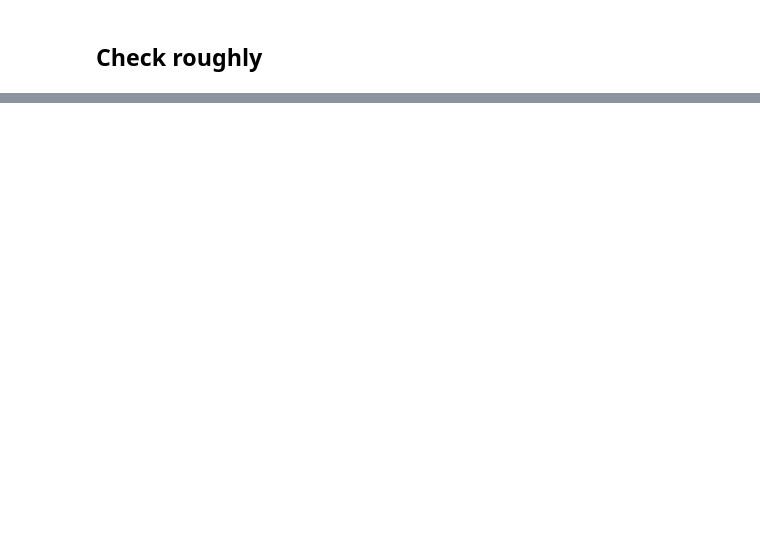
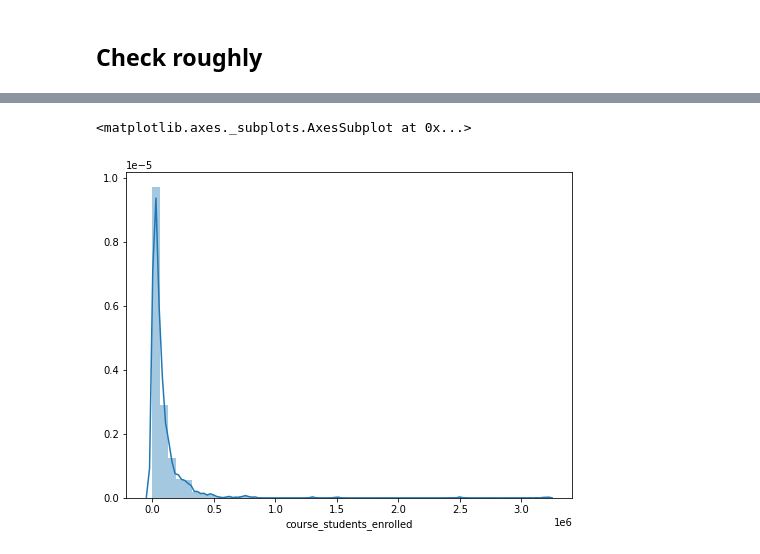
Before and after one commit to tanico-rikudo/TackleKaggle, a Jupyter notebook: coursera/analysis/CourseraEDA.ipynb, the cells around one changed output, grey strips where cells are left out. Saved outputs shown, nothing was run; the diff lists cells and outputs as text; code cells hidden in the pictures; blank space fills up the shorter version.

```diff
--- a/coursera/analysis/CourseraEDA.ipynb
+++ b/coursera/analysis/CourseraEDA.ipynb
@@ -97,0 +296,6 @@ df_rating_dist
+# %%
+fig, ax = plt.subplots(figsize=(8,6), facecolor='w')
+sns.distplot(df.loc[:, "course_students_enrolled"],ax=ax, label = _cert_type)
+# %% [output]
+<matplotlib.axes._subplots.AxesSubplot at 0x...>
+[figure, added]
```
Also changed, not shown: parts of 36 cells of this notebook.
